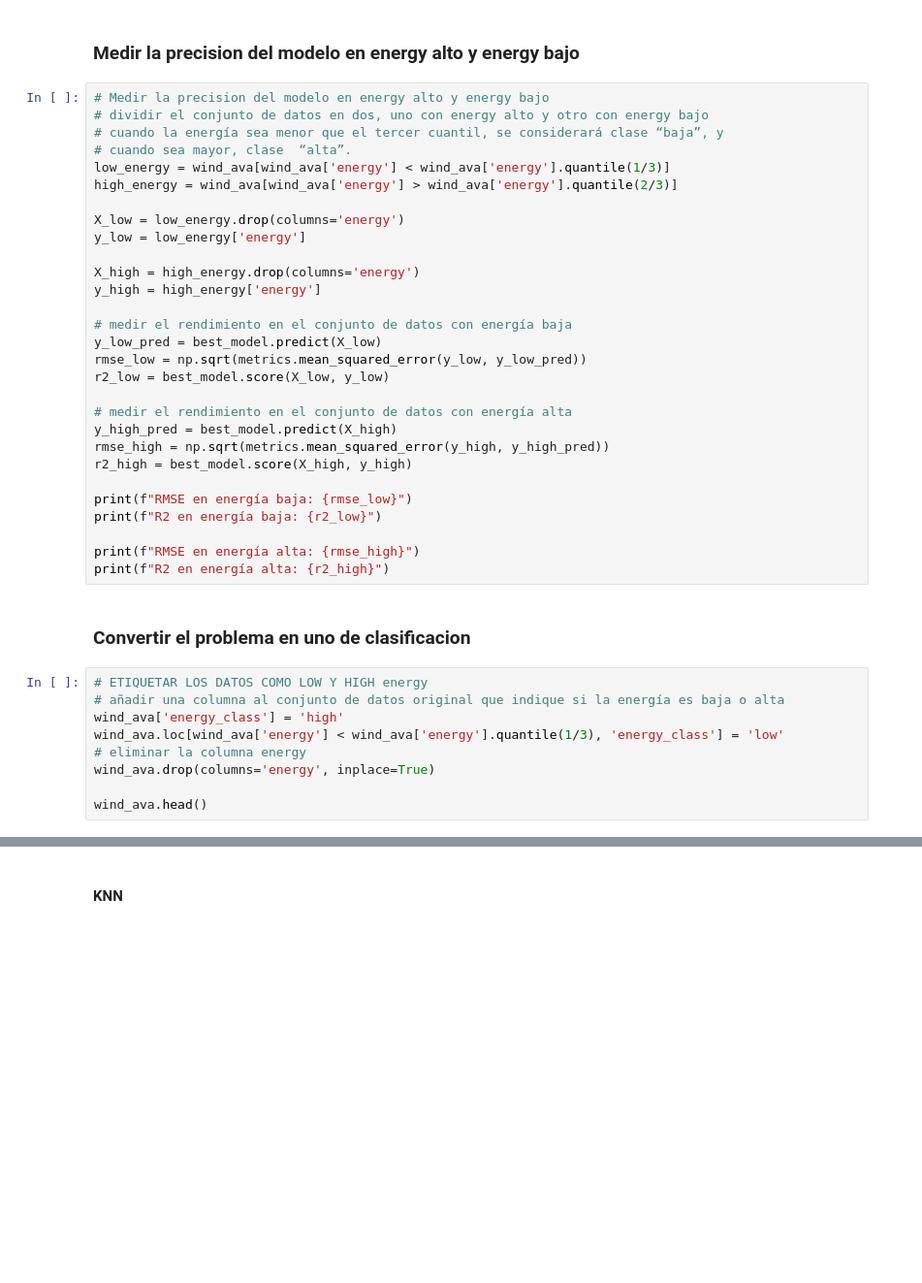
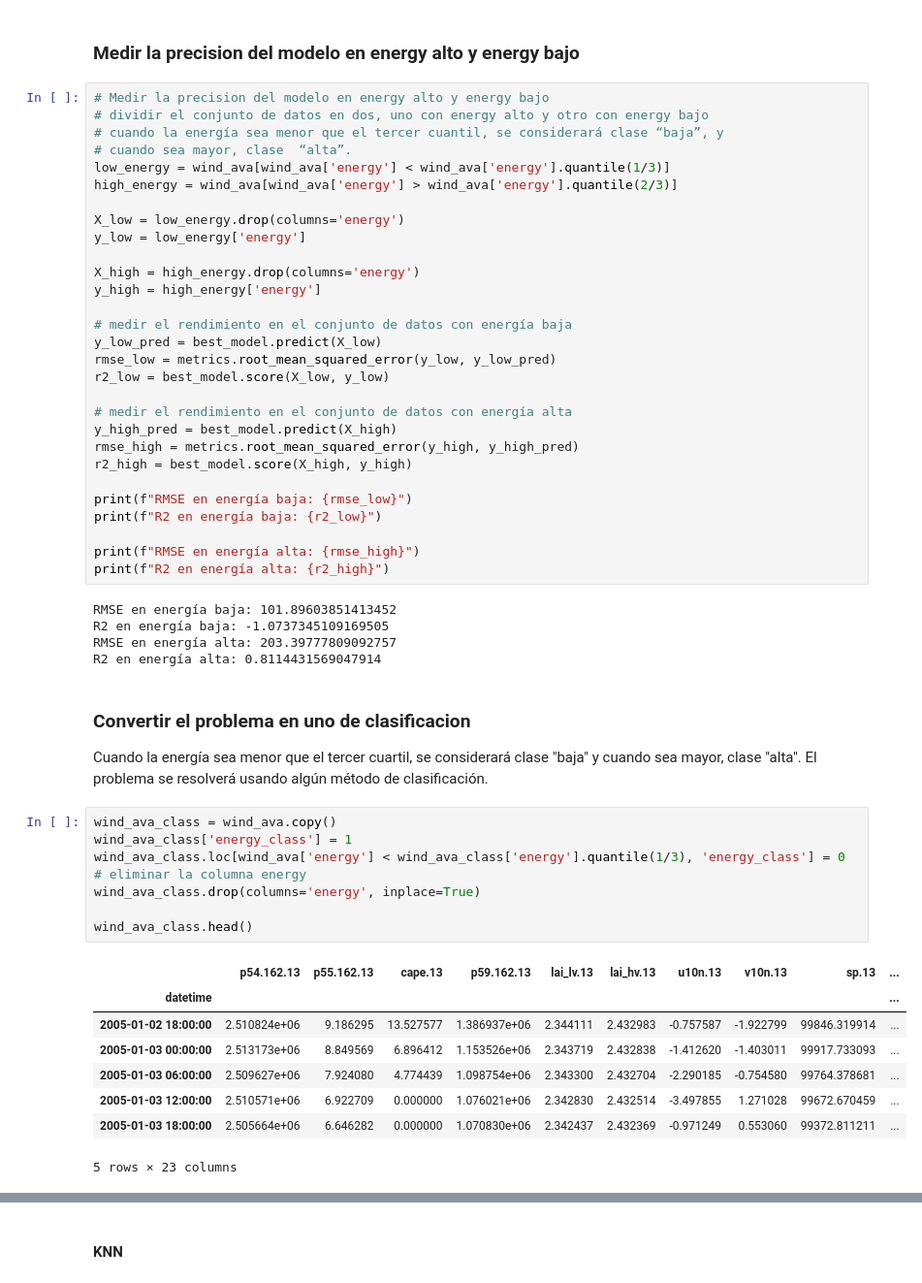
Before and after one commit to seniorbeto/Grupo04_Practica1, a Jupyter notebook: Notebook_1.ipynb, the cells around one changed output, grey strips where cells are left out. Shown at 97% size. Saved outputs shown, nothing was run; the diff lists cells and outputs as text; blank space fills up the shorter version.

Commit message:
clasificacion

```diff
--- a/Notebook_1.ipynb
+++ b/Notebook_1.ipynb
@@ -764,12 +924,12 @@ y_high = high_energy['energy']
 
 # medir el rendimiento en el conjunto de datos con energía baja
 y_low_pred = best_model.predict(X_low)
-rmse_low = np.sqrt(metrics.mean_squared_error(y_low, y_low_pred))
+rmse_low = metrics.root_mean_squared_error(y_low, y_low_pred)
 r2_low = best_model.score(X_low, y_low)
 
 # medir el rendimiento en el conjunto de datos con energía alta
 y_high_pred = best_model.predict(X_high)
-rmse_high = np.sqrt(metrics.mean_squared_error(y_high, y_high_pred))
+rmse_high = metrics.root_mean_squared_error(y_high, y_high_pred)
 r2_high = best_model.score(X_high, y_high)
 
 print(f"RMSE en energía baja: {rmse_low}")
@@ -777,14 +937,29 @@ print(f"R2 en energía baja: {r2_low}")
 
 print(f"RMSE en energía alta: {rmse_high}")
 print(f"R2 en energía alta: {r2_high}")
+# %% [output]
+RMSE en energía baja: 101.89603851413452
+R2 en energía baja: -1.0737345109169505
+RMSE en energía alta: 203.39777809092757
+R2 en energía alta: 0.8114431569047914
-# %% [markdown]
-### Convertir el problema en uno de clasificacion
+# %% [markdown]
+### Convertir el problema en uno de clasificacion
+Cuando la energía sea menor que el tercer cuartil, se considerará clase "baja" y cuando sea mayor, clase "alta". El problema se resolverá
+usando algún método de clasificación.
 # %%
-# ETIQUETAR LOS DATOS COMO LOW Y HIGH energy
-# añadir una columna al conjunto de datos original que indique si la energía es baja o alta
-wind_ava['energy_class'] = 'high'
-wind_ava.loc[wind_ava['energy'] < wind_ava['energy'].quantile(1/3), 'energy_class'] = 'low'
+wind_ava_class = wind_ava.copy()
+wind_ava_class['energy_class'] = 1
+wind_ava_class.loc[wind_ava['energy'] < wind_ava_class['energy'].quantile(1/3), 'energy_class'] = 0
 # eliminar la columna energy
-wind_ava.drop(columns='energy', inplace=True)
+wind_ava_class.drop(columns='energy', inplace=True)
 
-wind_ava.head()
+wind_ava_class.head()
+# %% [output]
+|  | p54.162.13 | p55.162.13 | cape.13 | p59.162.13 | lai_lv.13 | lai_hv.13 | u10n.13 | v10n.13 | sp.13 | ... |
+| datetime |  |  |  |  |  |  |  |  |  | ... |
+| 2005-01-02 18:00:00 | 2.510824e+06 | 9.186295 | 13.527577 | 1.386937e+06 | 2.344111 | 2.432983 | -0.757587 | -1.922799 | 99846.319914 | ... |
+| 2005-01-03 00:00:00 | 2.513173e+06 | 8.849569 | 6.896412 | 1.153526e+06 | 2.343719 | 2.432838 | -1.412620 | -1.403011 | 99917.733093 | ... |
+| 2005-01-03 06:00:00 | 2.509627e+06 | 7.924080 | 4.774439 | 1.098754e+06 | 2.343300 | 2.432704 | -2.290185 | -0.754580 | 99764.378681 | ... |
+| 2005-01-03 12:00:00 | 2.510571e+06 | 6.922709 | 0.000000 | 1.076021e+06 | 2.342830 | 2.432514 | -3.497855 | 1.271028 | 99672.670459 | ... |
+| 2005-01-03 18:00:00 | 2.505664e+06 | 6.646282 | 0.000000 | 1.070830e+06 | 2.342437 | 2.432369 | -0.971249 | 0.553060 | 99372.811211 | ... |
+5 rows × 23 columns
```
Also changed, not shown: parts of 50 cells of this notebook, 4 other files.
